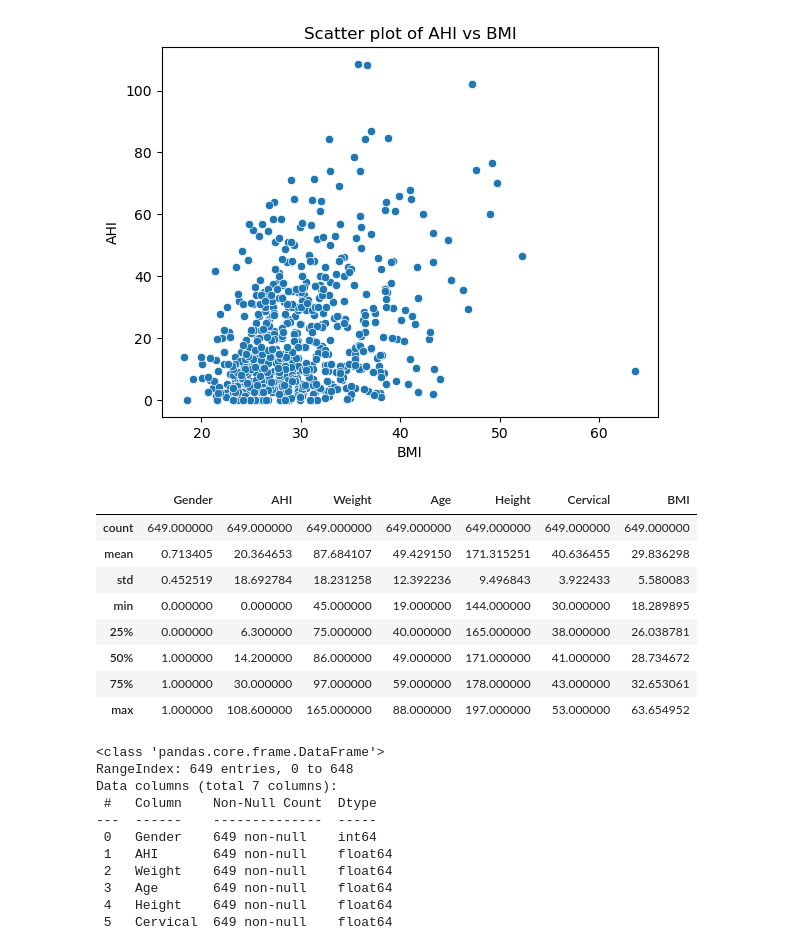
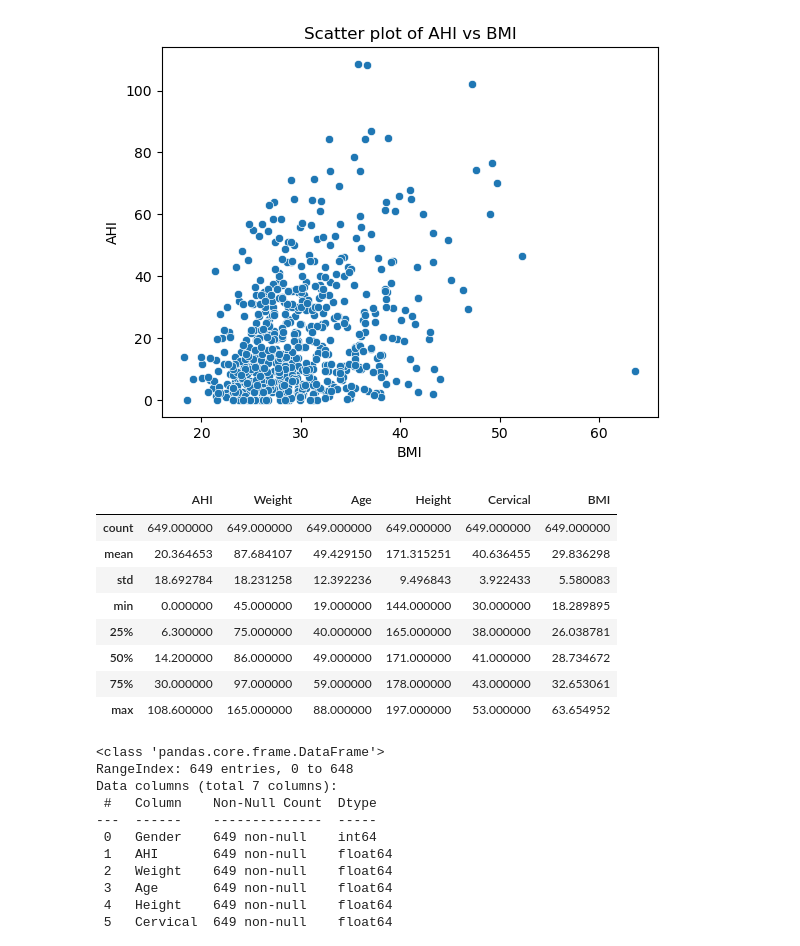
Before and after one commit to VicBracke/_Repo_ML_Project, a Jupyter notebook: OSA_CaseStudy/2_Exploratory_Data_Analysis.ipynb, the cells around one changed output. Cells and saved outputs as stored; diff of their text form; code cells hidden in the pictures.

```diff
--- a/OSA_CaseStudy/2_Exploratory_Data_Analysis.ipynb
+++ b/OSA_CaseStudy/2_Exploratory_Data_Analysis.ipynb
@@ -70,16 +70,18 @@ dtype: int64
 # %%
 # Display basic statistics of the dataframe
 df.describe()
+
+df.drop(columns=['Gender']).describe()
 # %% [output]
-|  | Gender | AHI | Weight | Age | Height | Cervical | BMI |
-| count | 649.000000 | 649.000000 | 649.000000 | 649.000000 | 649.000000 | 649.000000 | 649.000000 |
-| mean | 0.713405 | 20.364653 | 87.684107 | 49.429150 | 171.315251 | 40.636455 | 29.836298 |
-| std | 0.452519 | 18.692784 | 18.231258 | 12.392236 | 9.496843 | 3.922433 | 5.580083 |
-| min | 0.000000 | 0.000000 | 45.000000 | 19.000000 | 144.000000 | 30.000000 | 18.289895 |
-| 25% | 0.000000 | 6.300000 | 75.000000 | 40.000000 | 165.000000 | 38.000000 | 26.038781 |
-| 50% | 1.000000 | 14.200000 | 86.000000 | 49.000000 | 171.000000 | 41.000000 | 28.734672 |
-| 75% | 1.000000 | 30.000000 | 97.000000 | 59.000000 | 178.000000 | 43.000000 | 32.653061 |
-| max | 1.000000 | 108.600000 | 165.000000 | 88.000000 | 197.000000 | 53.000000 | 63.654952 |
+|  | AHI | Weight | Age | Height | Cervical | BMI |
+| count | 649.000000 | 649.000000 | 649.000000 | 649.000000 | 649.000000 | 649.000000 |
+| mean | 20.364653 | 87.684107 | 49.429150 | 171.315251 | 40.636455 | 29.836298 |
+| std | 18.692784 | 18.231258 | 12.392236 | 9.496843 | 3.922433 | 5.580083 |
+| min | 0.000000 | 45.000000 | 19.000000 | 144.000000 | 30.000000 | 18.289895 |
+| 25% | 6.300000 | 75.000000 | 40.000000 | 165.000000 | 38.000000 | 26.038781 |
+| 50% | 14.200000 | 86.000000 | 49.000000 | 171.000000 | 41.000000 | 28.734672 |
+| 75% | 30.000000 | 97.000000 | 59.000000 | 178.000000 | 43.000000 | 32.653061 |
+| max | 108.600000 | 165.000000 | 88.000000 | 197.000000 | 53.000000 | 63.654952 |
 # %%
 df.info()
 # %% [output]
```
Also changed, not shown: parts of 14 cells of this notebook.
